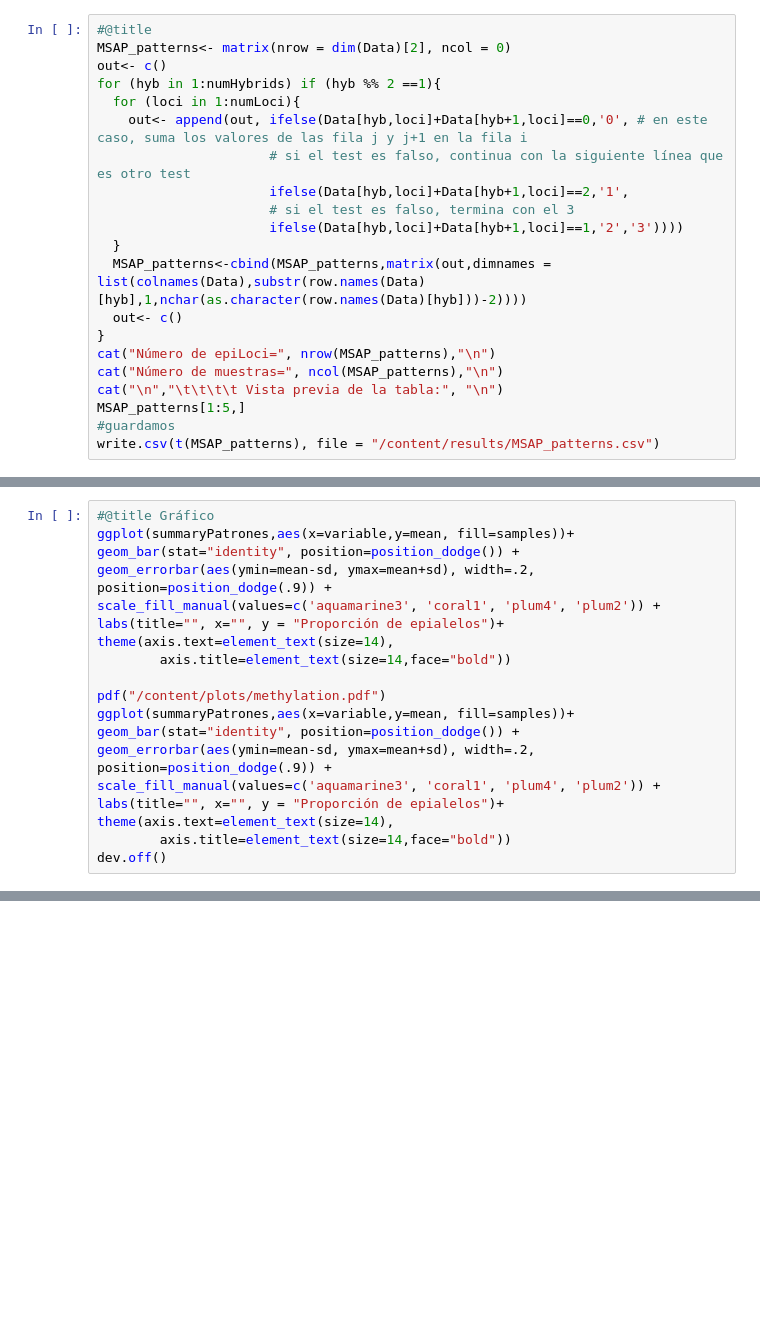
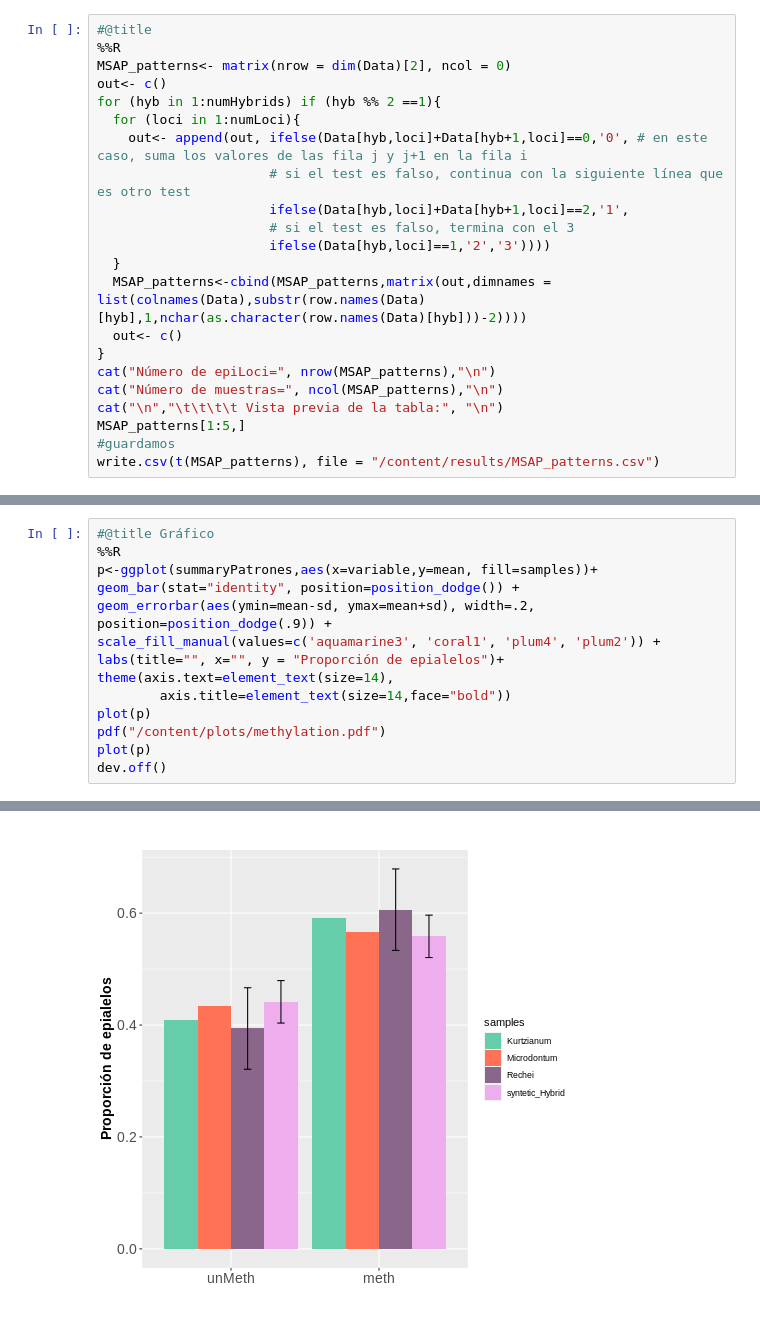
Before and after one commit to VeronicaNoe/EpiEvo, a Jupyter notebook: cuadernos/TP1_MSAP.ipynb, the cells around one changed output, grey strips where cells are left out. Drawn from its saved outputs; the diff is of its cells as text; blank space fills up the shorter version.

```diff
--- a/cuadernos/TP1_MSAP.ipynb
+++ b/cuadernos/TP1_MSAP.ipynb
@@ -60,6 +167,7 @@ Generar la matriz de patrones comparando *_h* (HpaII) y *_m* (MspaI).
 </div>
 # %%
 #@title
+%%R
 MSAP_patterns<- matrix(nrow = dim(Data)[2], ncol = 0)
 out<- c()
 for (hyb in 1:numHybrids) if (hyb %% 2 ==1){
@@ -68,7 +176,7 @@ for (hyb in 1:numHybrids) if (hyb %% 2 ==1){
                       # si el test es falso, continua con la siguiente línea que es otro test
                       ifelse(Data[hyb,loci]+Data[hyb+1,loci]==2,'1',
                       # si el test es falso, termina con el 3
-                      ifelse(Data[hyb,loci]+Data[hyb+1,loci]==1,'2','3'))))
+                      ifelse(Data[hyb,loci]==1,'2','3'))))
   }
   MSAP_patterns<-cbind(MSAP_patterns,matrix(out,dimnames = list(colnames(Data),substr(row.names(Data)[hyb],1,nchar(as.character(row.names(Data)[hyb]))-2))))
   out<- c()
@@ -142,16 +265,14 @@ summaryPatrones<-f.summary.patrones(conteoPatrones)
 write.csv(summaryPatrones, file = "summary_Patrones.csv")
 # %%
 #@title Gráfico
-ggplot(summaryPatrones,aes(x=variable,y=mean, fill=samples))+ geom_bar(stat="identity", position=position_dodge()) +
+%%R
+p<-ggplot(summaryPatrones,aes(x=variable,y=mean, fill=samples))+ geom_bar(stat="identity", position=position_dodge()) +
 geom_errorbar(aes(ymin=mean-sd, ymax=mean+sd), width=.2, position=position_dodge(.9)) +
 scale_fill_manual(values=c('aquamarine3', 'coral1', 'plum4', 'plum2')) +
 labs(title="", x="", y = "Proporción de epialelos")+ theme(axis.text=element_text(size=14),
         axis.title=element_text(size=14,face="bold"))
-
+plot(p)
 pdf("/content/plots/methylation.pdf")
-ggplot(summaryPatrones,aes(x=variable,y=mean, fill=samples))+ geom_bar(stat="identity", position=position_dodge()) +
-geom_errorbar(aes(ymin=mean-sd, ymax=mean+sd), width=.2, position=position_dodge(.9)) +
-scale_fill_manual(values=c('aquamarine3', 'coral1', 'plum4', 'plum2')) +
-labs(title="", x="", y = "Proporción de epialelos")+ theme(axis.text=element_text(size=14),
-        axis.title=element_text(size=14,face="bold"))
+plot(p)
 dev.off()
+# %% [output]
@@ -158,2 +281,3 @@ dev.off()
+[figure, added]
 # %% [markdown]
 ## Comparación de híbridos
```
Also changed, not shown: parts of 42 cells of this notebook, 4 other files.
